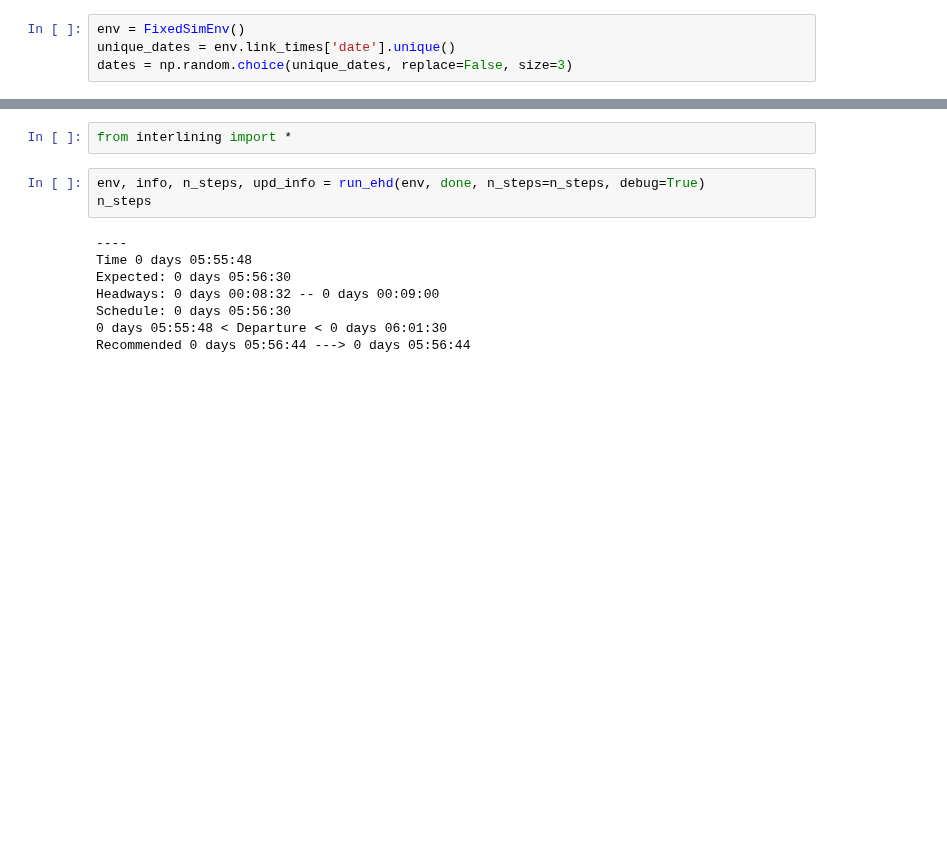
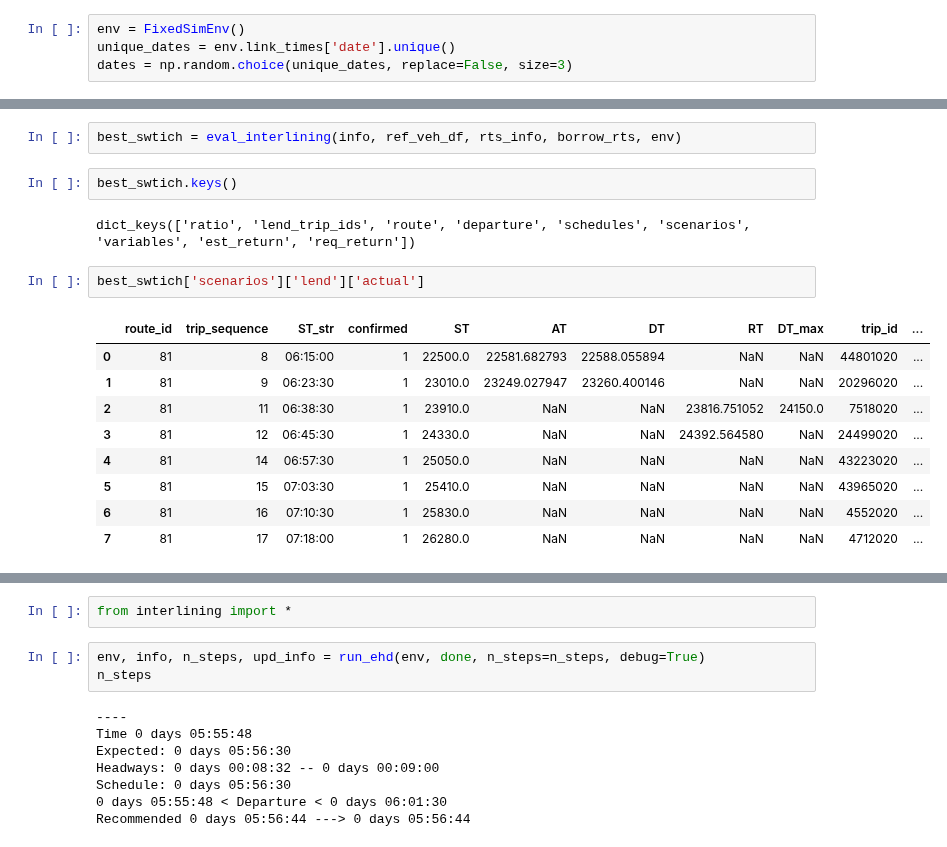
Before and after one commit to joerovar/transit-centric-smart-mobility-system, a Jupyter notebook: src/04_SIMULATION/playground.ipynb, the cells around one changed output, grey strips where cells are left out. Drawn from its saved outputs; the diff is of its cells as text; blank space fills up the shorter version.

Commit message:
iron interlining bugs

```diff
--- a/src/04_SIMULATION/playground.ipynb
+++ b/src/04_SIMULATION/playground.ipynb
@@ -17,0 +314,18 @@ print(env.hist_date)
+# %%
+best_swtich = eval_interlining(info, ref_veh_df, rts_info, borrow_rts, env)
+# %%
+best_swtich.keys()
+# %% [output]
+dict_keys(['ratio', 'lend_trip_ids', 'route', 'departure', 'schedules', 'scenarios', 'variables', 'est_return', 'req_return'])
+# %%
+best_swtich['scenarios']['lend']['actual']
+# %% [output]
+|  | route_id | trip_sequence | ST_str | confirmed | ST | AT | DT | RT | DT_max | trip_id | ... |
+| 0 | 81 | 8 | 06:15:00 | 1 | 22500.0 | 22581.682793 | 22588.055894 | NaN | NaN | 44801020 | ... |
+| 1 | 81 | 9 | 06:23:30 | 1 | 23010.0 | 23249.027947 | 23260.400146 | NaN | NaN | 20296020 | ... |
+| 2 | 81 | 11 | 06:38:30 | 1 | 23910.0 | NaN | NaN | 23816.751052 | 24150.0 | 7518020 | ... |
+| 3 | 81 | 12 | 06:45:30 | 1 | 24330.0 | NaN | NaN | 24392.564580 | NaN | 24499020 | ... |
+| 4 | 81 | 14 | 06:57:30 | 1 | 25050.0 | NaN | NaN | NaN | NaN | 43223020 | ... |
+| 5 | 81 | 15 | 07:03:30 | 1 | 25410.0 | NaN | NaN | NaN | NaN | 43965020 | ... |
+| 6 | 81 | 16 | 07:10:30 | 1 | 25830.0 | NaN | NaN | NaN | NaN | 4552020 | ... |
+| 7 | 81 | 17 | 07:18:00 | 1 | 26280.0 | NaN | NaN | NaN | NaN | 4712020 | ... |
```
Also changed, not shown: parts of 14 cells of this notebook, 4 other files.
